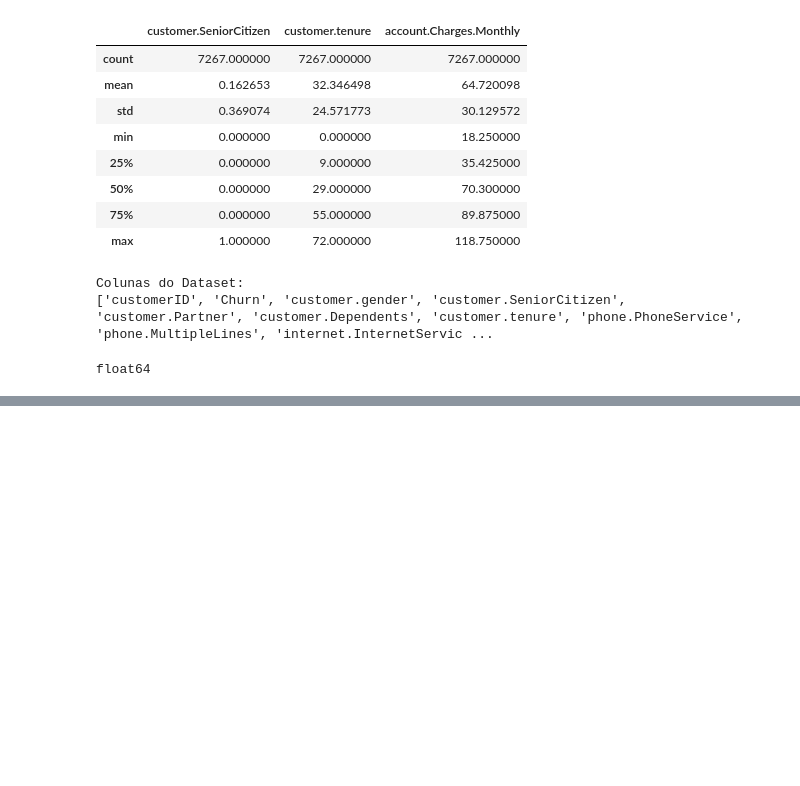
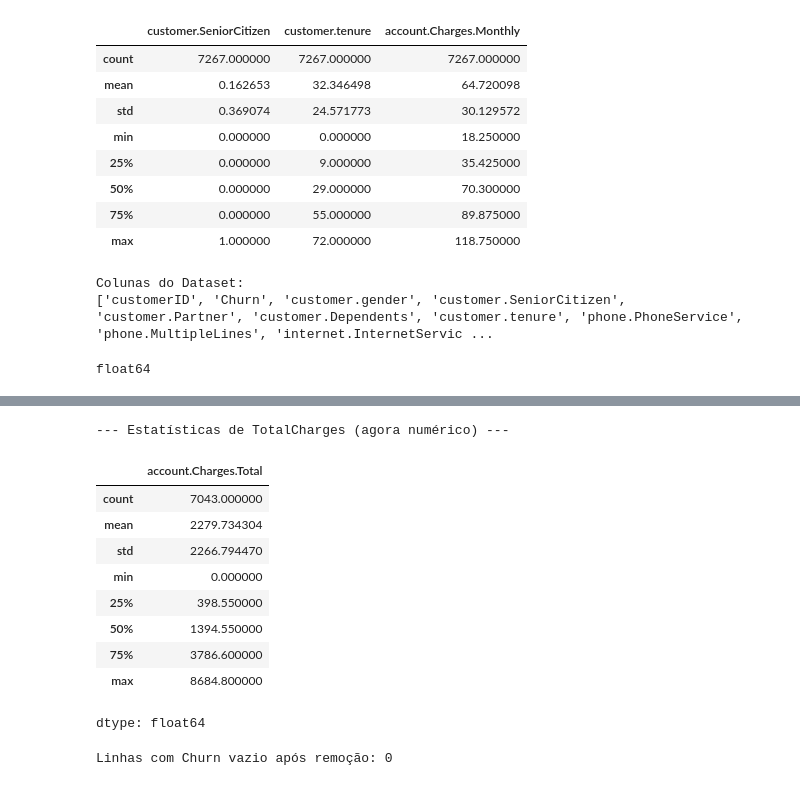
Before and after one commit to neigit485/Challeng-_TelecomX_BR_Evasao_Clientes, a Jupyter notebook: Challeng_TelecomX_BR_ETL.ipynb, the cells around one changed output, grey strips where cells are left out. Drawn from its saved outputs; the diff is of its cells as text; code cells hidden in the pictures; blank space fills up the shorter version.

```diff
--- a/Challeng_TelecomX_BR_ETL.ipynb
+++ b/Challeng_TelecomX_BR_ETL.ipynb
@@ -69,0 +75,4 @@ float64
+# %%
+df_telecom['account.Charges.Total'] = pd.to_numeric(df_telecom['account.Charges.Total'], errors='coerce')
+# %%
+df_telecom['account.Charges.Total'] = df_telecom['account.Charges.Total'].fillna(0.0)
@@ -69,0 +83,4 @@ float64
+# %%
+df_telecom = df_telecom[df_telecom['Churn'] != '']
+# %%
+df_telecom.reset_index(drop=True, inplace=True)
@@ -69,0 +108,20 @@ float64
+# %%
+print("\n--- Estatísticas de TotalCharges (agora numérico) ---")
+display(df_telecom['account.Charges.Total'].describe())
+# %% [output]
+--- Estatísticas de TotalCharges (agora numérico) ---
+|  | account.Charges.Total |
+| count | 7043.000000 |
+| mean | 2279.734304 |
+| std | 2266.794470 |
+| min | 0.000000 |
+| 25% | 398.550000 |
+| 50% | 1394.550000 |
+| 75% | 3786.600000 |
+| max | 8684.800000 |
+dtype: float64
+# %%
+# Verificar se sobrou algum Churn vazio
+print(f"\nLinhas com Churn vazio após remoção: {df_telecom[df_telecom['Churn'] == ''].shape[0]}")
+# %% [output]
+Linhas com Churn vazio após remoção: 0
```
Also changed, not shown: parts of 18 cells of this notebook.
